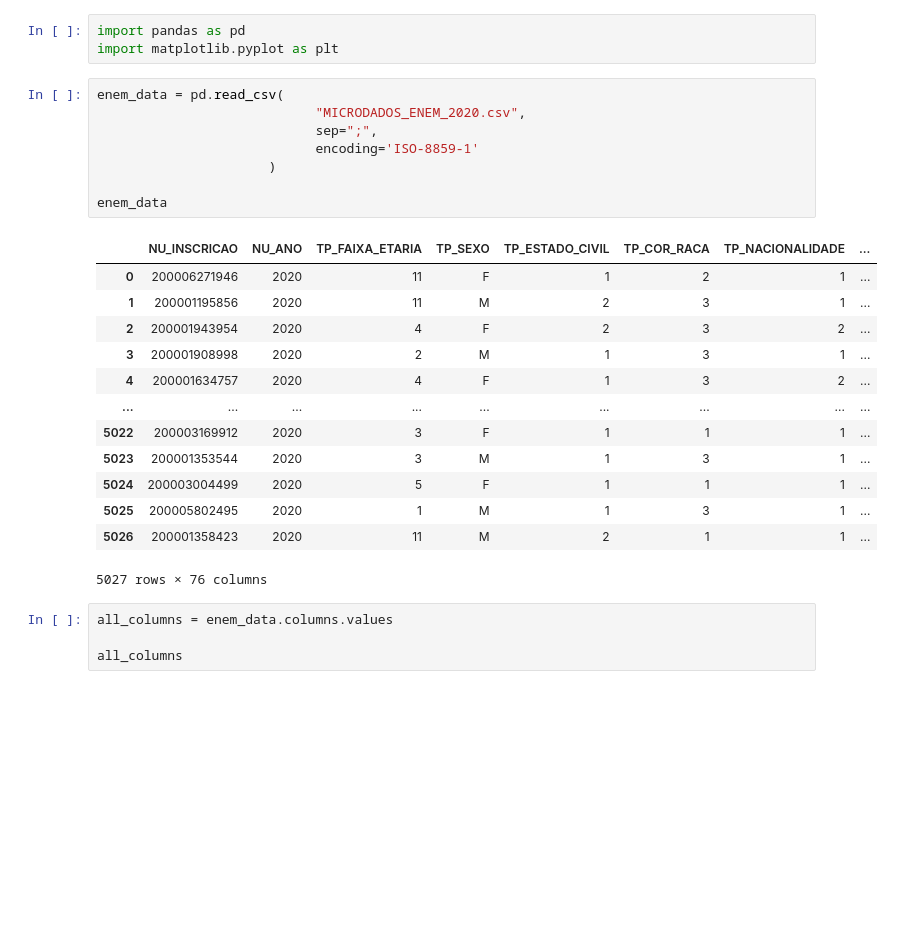
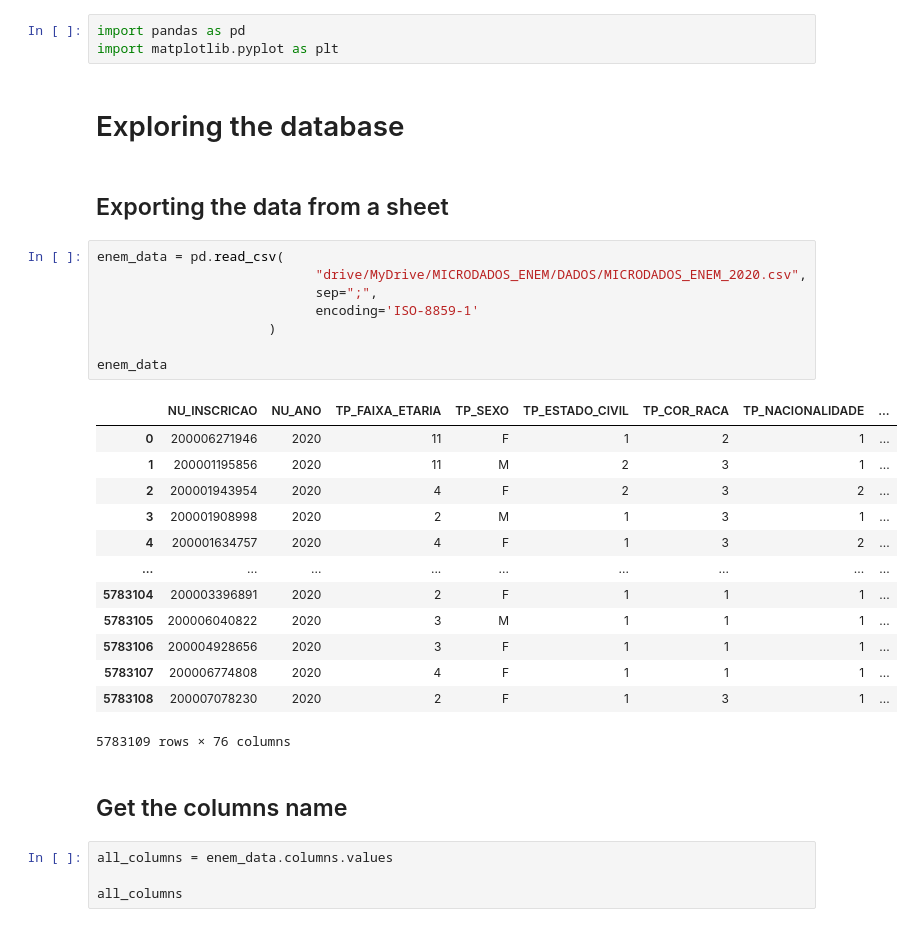
Before and after one commit to almemanuel/ENEM2020-Data-Analysis, a Jupyter notebook: DataAnalysis.ipynb, the cells around one changed output. Saved outputs shown, nothing was run; the diff lists cells and outputs as text; blank space fills up the shorter version.

```diff
--- a/DataAnalysis.ipynb
+++ b/DataAnalysis.ipynb
@@ -3,28 +3,34 @@
 # %%
 import pandas as pd
 import matplotlib.pyplot as plt
+# %% [markdown]
+# Exploring the database
+# %% [markdown]
+## Exporting the data from a sheet
 # %%
 enem_data = pd.read_csv(
-                            "MICRODADOS_ENEM_2020.csv",
+                            "drive/MyDrive/MICRODADOS_ENEM/DADOS/MICRODADOS_ENEM_2020.csv",
                             sep=";",
                             encoding='ISO-8859-1'
                       )
 
 enem_data
 # %% [output]
 |  | NU_INSCRICAO | NU_ANO | TP_FAIXA_ETARIA | TP_SEXO | TP_ESTADO_CIVIL | TP_COR_RACA | TP_NACIONALIDADE | ... |
 | 0 | 200006271946 | 2020 | 11 | F | 1 | 2 | 1 | ... |
 | 1 | 200001195856 | 2020 | 11 | M | 2 | 3 | 1 | ... |
 | 2 | 200001943954 | 2020 | 4 | F | 2 | 3 | 2 | ... |
 | 3 | 200001908998 | 2020 | 2 | M | 1 | 3 | 1 | ... |
 | 4 | 200001634757 | 2020 | 4 | F | 1 | 3 | 2 | ... |
 | ... | ... | ... | ... | ... | ... | ... | ... | ... |
-| 5022 | 200003169912 | 2020 | 3 | F | 1 | 1 | 1 | ... |
-| 5023 | 200001353544 | 2020 | 3 | M | 1 | 3 | 1 | ... |
-| 5024 | 200003004499 | 2020 | 5 | F | 1 | 1 | 1 | ... |
-| 5025 | 200005802495 | 2020 | 1 | M | 1 | 3 | 1 | ... |
-| 5026 | 200001358423 | 2020 | 11 | M | 2 | 1 | 1 | ... |
+| 5783104 | 200003396891 | 2020 | 2 | F | 1 | 1 | 1 | ... |
+| 5783105 | 200006040822 | 2020 | 3 | M | 1 | 1 | 1 | ... |
+| 5783106 | 200004928656 | 2020 | 3 | F | 1 | 1 | 1 | ... |
+| 5783107 | 200006774808 | 2020 | 4 | F | 1 | 1 | 1 | ... |
+| 5783108 | 200007078230 | 2020 | 2 | F | 1 | 3 | 1 | ... |
-5027 rows × 76 columns
+5783109 rows × 76 columns
+# %% [markdown]
+## Get the columns name
 # %%
 all_columns = enem_data.columns.values
 
```
Also changed, not shown: parts of 14 cells of this notebook.
